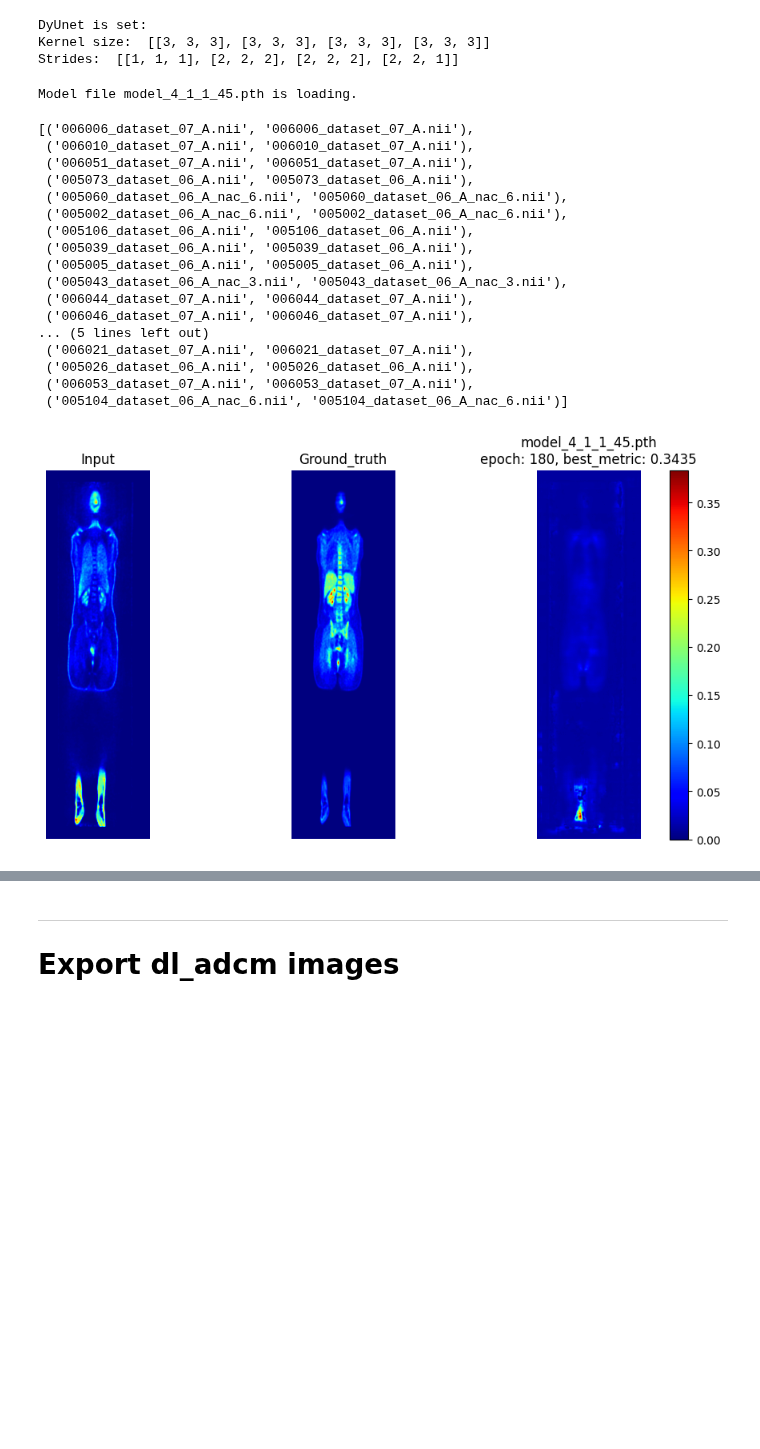
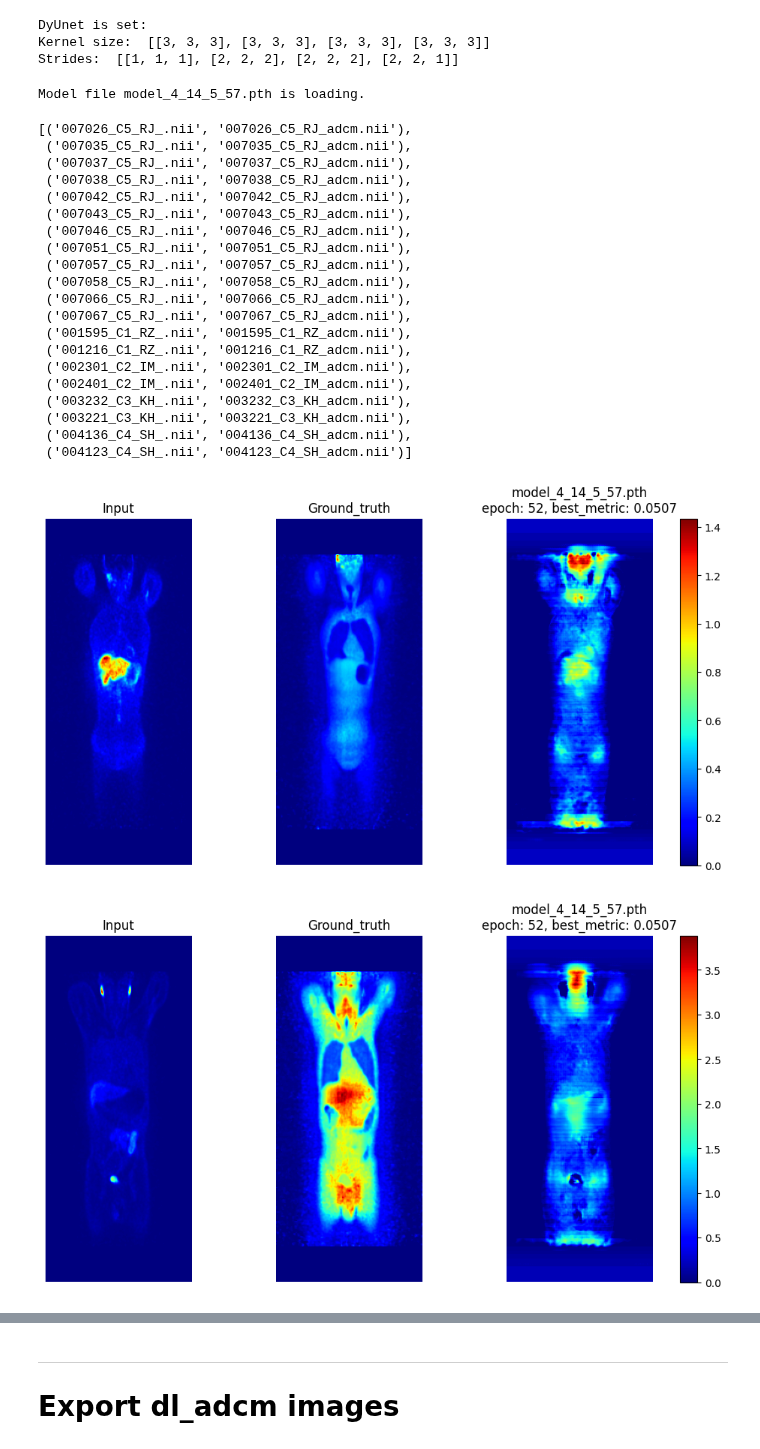
Before and after one commit to s-shahpouri/DL_PET, a Jupyter notebook: Inference_ADCM.ipynb, the cells around one changed output, grey strips where cells are left out. Drawn from its saved outputs; the diff is of its cells as text; code cells hidden in the pictures; blank space fills up the shorter version.

Commit message:
Optimization of ADCM training 4_13_11_32

```diff
--- a/Inference_ADCM.ipynb
+++ b/Inference_ADCM.ipynb
@@ -60,0 +64,25 @@ test_loader = loader_factory.get_loader('test', batch_size=1, num_workers=2, shu
+# %%
+from data_preparation import DataHandling
+
+data_handler = DataHandling(ga_data_dir, train_mode="NAC", target_mode="ADCM")
+
+train_files = data_handler.get_data_split('train')
+val_files = data_handler.get_data_split('val')
+test_files = data_handler.get_data_split('test')
+print(len(train_files))
+print(len(val_files))
+print(len(test_files))
+
+from data_preparation import LoaderFactory
+loader_factory = LoaderFactory(
+    train_files=train_files,
+    val_files=val_files,
+    test_files=test_files,
+    patch_size = [168, 168, 16],
+    spacing = [4.07, 4.07, 3.00],
+    # spacing = [1.92, 1.92, 3.27], # For fdg data
+    spatial_size = (168, 168, 400)
+    # spatial_size = (336, 336, 640) # for Fdg data
+    )
+
+test_loader = loader_factory.get_loader('test', batch_size=1, num_workers=2, shuffle=False)
@@ -69,9 +101,10 @@ from utils import find_last_saved_model, parse_loss_values
 # log_filename = 'log_3_28_6_8.txt'
 # log_filename = 'log_3_28_10_41.txt'
 # log_filename = 'log_3_28_20_48.txt'
-log_filename = 'log_3_29_6_54.txt' # adcm final model for 11 april is here
+# log_filename = 'log_3_29_6_54.txt' # adcm final model for 11 april is here
 # log_filename = 'log_4_6_8_55.txt'
-
+log_filename = 'log_4_12_23_41.txt' # adcm
+log_filename = 'log_4_13_11_32.txt' # adcm
 
 log_filepath = log_dir + '/'+ log_filename
 bestmodel_filename, best_metric, best_epoch = find_last_saved_model(log_filepath)
@@ -122,47 +172,51 @@ if os.path.exists(model_path):
 else:
     print(f"Model file {bestmodel_filename} not found.")
 # %% [output]
-Model file model_4_1_1_45.pth is loading.
+Model file model_4_14_5_57.pth is loading.
 # %%
 # Extract file names
 test_name = [(os.path.splitext(os.path.basename(file_info['image']))[0], os.path.splitext(os.path.basename(file_info['target']))[0]) for file_info in test_files]
 test_name
 # %% [output]
-[('006006_dataset_07_A.nii', '006006_dataset_07_A.nii'),
- ('006010_dataset_07_A.nii', '006010_dataset_07_A.nii'),
- ('006051_dataset_07_A.nii', '006051_dataset_07_A.nii'),
- ('005073_dataset_06_A.nii', '005073_dataset_06_A.nii'),
- ('005060_dataset_06_A_nac_6.nii', '005060_dataset_06_A_nac_6.nii'),
- ('005002_dataset_06_A_nac_6.nii', '005002_dataset_06_A_nac_6.nii'),
- ('005106_dataset_06_A.nii', '005106_dataset_06_A.nii'),
- ('005039_dataset_06_A.nii', '005039_dataset_06_A.nii'),
- ('005005_dataset_06_A.nii', '005005_dataset_06_A.nii'),
- ('005043_dataset_06_A_nac_3.nii', '005043_dataset_06_A_nac_3.nii'),
- ('006044_dataset_07_A.nii', '006044_dataset_07_A.nii'),
- ('006046_dataset_07_A.nii', '006046_dataset_07_A.nii'),
-... (5 lines left out)
- ('006021_dataset_07_A.nii', '006021_dataset_07_A.nii'),
- ('005026_dataset_06_A.nii', '005026_dataset_06_A.nii'),
- ('006053_dataset_07_A.nii', '006053_dataset_07_A.nii'),
- ('005104_dataset_06_A_nac_6.nii', '005104_dataset_06_A_nac_6.nii')]
+[('007026_C5_RJ_.nii', '007026_C5_RJ_adcm.nii'),
+ ('007035_C5_RJ_.nii', '007035_C5_RJ_adcm.nii'),
+ ('007037_C5_RJ_.nii', '007037_C5_RJ_adcm.nii'),
+ ('007038_C5_RJ_.nii', '007038_C5_RJ_adcm.nii'),
+ ('007042_C5_RJ_.nii', '007042_C5_RJ_adcm.nii'),
+ ('007043_C5_RJ_.nii', '007043_C5_RJ_adcm.nii'),
+ ('007046_C5_RJ_.nii', '007046_C5_RJ_adcm.nii'),
+ ('007051_C5_RJ_.nii', '007051_C5_RJ_adcm.nii'),
+ ('007057_C5_RJ_.nii', '007057_C5_RJ_adcm.nii'),
+ ('007058_C5_RJ_.nii', '007058_C5_RJ_adcm.nii'),
+ ('007066_C5_RJ_.nii', '007066_C5_RJ_adcm.nii'),
+ ('007067_C5_RJ_.nii', '007067_C5_RJ_adcm.nii'),
+ ('001595_C1_RZ_.nii', '001595_C1_RZ_adcm.nii'),
+ ('001216_C1_RZ_.nii', '001216_C1_RZ_adcm.nii'),
+ ('002301_C2_IM_.nii', '002301_C2_IM_adcm.nii'),
+ ('002401_C2_IM_.nii', '002401_C2_IM_adcm.nii'),
+ ('003232_C3_KH_.nii', '003232_C3_KH_adcm.nii'),
+ ('003221_C3_KH_.nii', '003221_C3_KH_adcm.nii'),
+ ('004136_C4_SH_.nii', '004136_C4_SH_adcm.nii'),
+ ('004123_C4_SH_.nii', '004123_C4_SH_adcm.nii')]
 # %%
 import torch
 from data_preparation import visualize_coronal_slice
 
 roi_size = (160, 160, 32)
 sw_batch_size = 64
-slice_number = 100
+slice_number = 80
 
 with torch.no_grad():
     for i, data in enumerate(test_loader):
 
         predict = sliding_window_inference(data["image"].to(device), roi_size,
-                          sw_batch_size, model, progress=True, overlap=0.30)
+                          sw_batch_size, model, progress=True, overlap=0.70)
 
         visualize_coronal_slice(data, predict, slice_number,
                                 f"{bestmodel_filename}\nepoch: {best_epoch}, best_metric: {best_metric}",
                                 "jet", Norm=False)
-        if i == 0:
+        if i == 2:
             break
 # %% [output]
-[figure, old version]
+[figure, new version]
+[figure, added]
```
Also changed, not shown: parts of 9 cells of this notebook, 5 other files.
